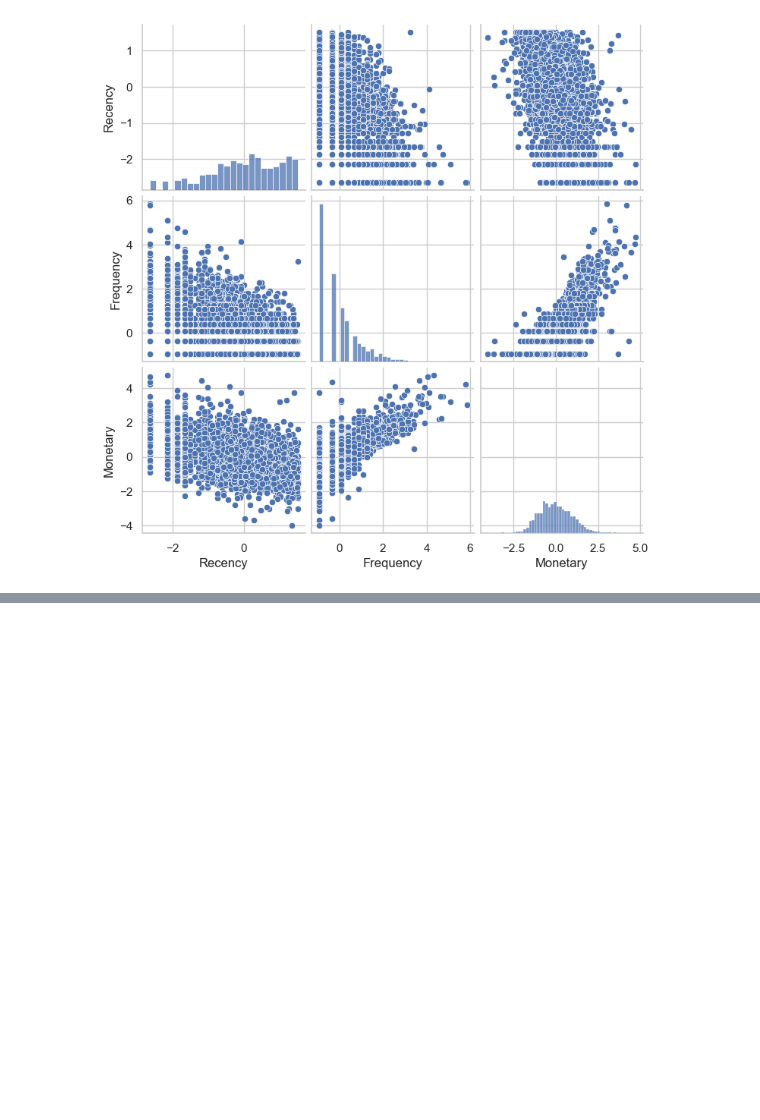
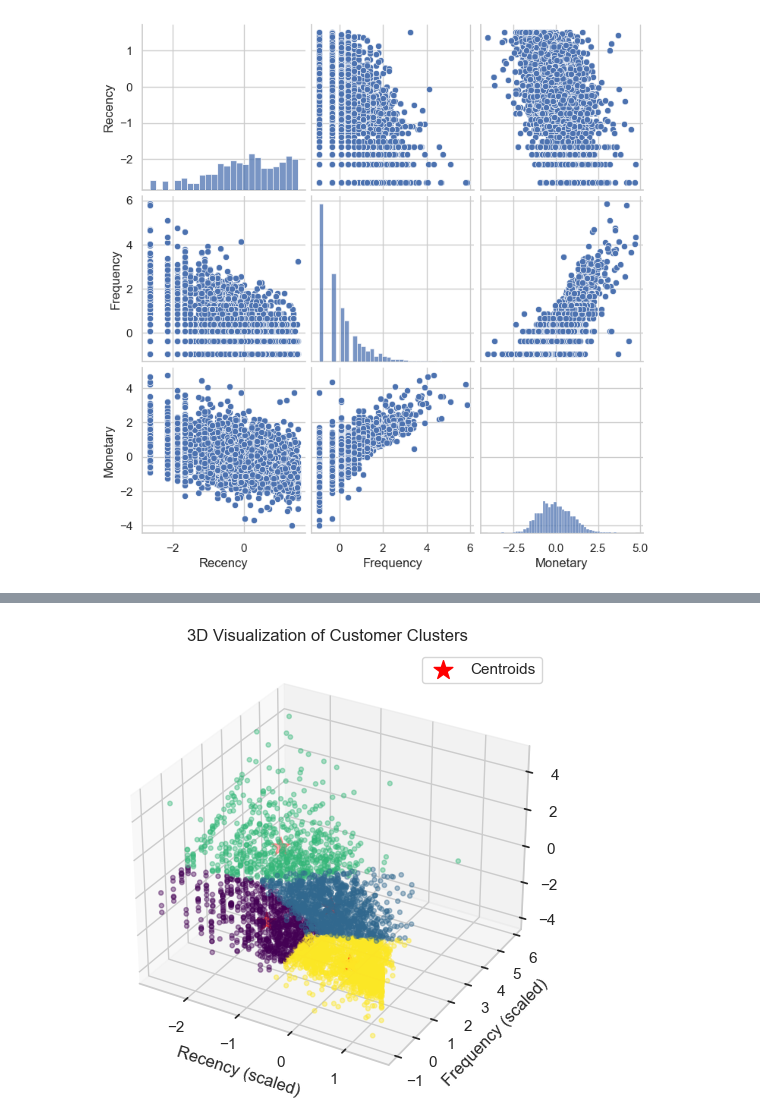
Before and after one commit to bisharatm/ds08_online-retail, a Jupyter notebook: notebooks/03_modeling_and_clustering.ipynb, the cells around one changed output, grey strips where cells are left out. Saved outputs shown, nothing was run; the diff lists cells and outputs as text; code cells hidden in the pictures; blank space fills up the shorter version.

```diff
--- a/notebooks/03_modeling_and_clustering.ipynb
+++ b/notebooks/03_modeling_and_clustering.ipynb
@@ -377,0 +343,14 @@ cluster_profile
+# %%
+# Map clusters to segment labels
+cluster_labels = {
+    2: 'VIP / Champions',
+    1: 'Loyal Customers',
+    0: 'Potential Loyalists',
+    3: 'At-Risk'
+}
+
+rfm['Segment'] = rfm['Cluster'].map(cluster_labels)
+rfm.head()
+
+# Save cluster and segment dataset to disk as CSV
+rfm.to_csv(f'../data/prepared/rfm_clustered_segmented_final_k_{optimal_k}.csv', index=False)
@@ -377,0 +361,50 @@ cluster_profile
+# %%
+# Function to visualize clusters in 3D space
+def plot_3d_clusters(rfm_data, rfm_scaled_data, kmeans_model):
+    '''Visualize clusters in 3D space
+    Parameters:
+        rfm_data (DataFrame): Original RFM DataFrame with cluster labels
+        rfm_scaled_data (DataFrame): Scaled RFM DataFrame
+        kmeans_model (KMeans): Fitted KMeans model
+    Returns:
+        None
+    '''
+    from mpl_toolkits.mplot3d import Axes3D
+
+    fig = plt.figure(figsize=(20, 5))
+    ax = fig.add_subplot(111, projection='3d')
+
+    scatter = ax.scatter(
+        rfm_scaled_data['Recency'],
+        rfm_scaled_data['Frequency'],
+        rfm_scaled_data['Monetary'],
+        c=rfm_data['Cluster'],
+        cmap='viridis',
+        s=10,
+        alpha=0.4
+    )
+
+    # Plot cluster centers
+    centers = kmeans_model.cluster_centers_
+    ax.scatter(
+        centers[:, 0],
+        centers[:, 1],
+        centers[:, 2],
+        c='red',
+        s=200,
+        marker='*',
+        label='Centroids'
+    )
+
+    ax.set_title('3D Visualization of Customer Clusters')
+    ax.set_xlabel('Recency (scaled)')
+    ax.set_ylabel('Frequency (scaled)')
+    ax.set_zlabel('Monetary (scaled)')
+    ax.legend()
+    plt.tight_layout()
+    plt.show()
+
+# Visualize clusters vs. Recency, Frequency and Monetary features in 3D
+plot_3d_clusters(rfm, rfm_scaled, kmeans_final)
+# %% [output]
+[figure, added]
```
Also changed, not shown: parts of 35 cells of this notebook, 1 other file.
